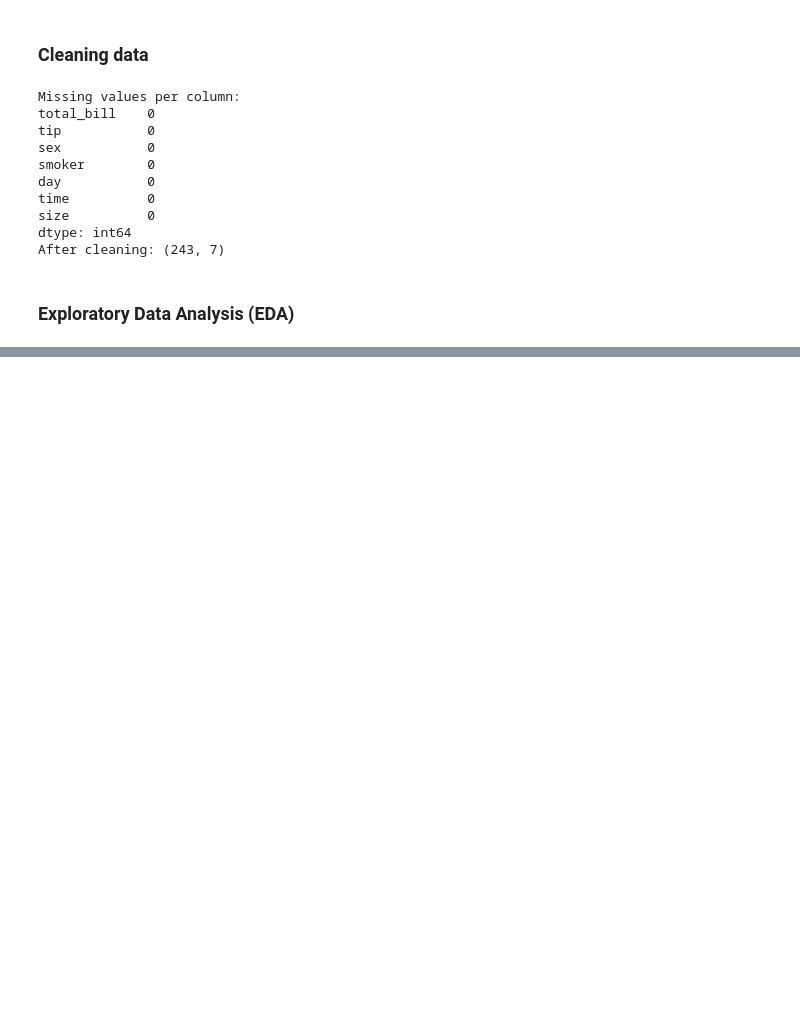
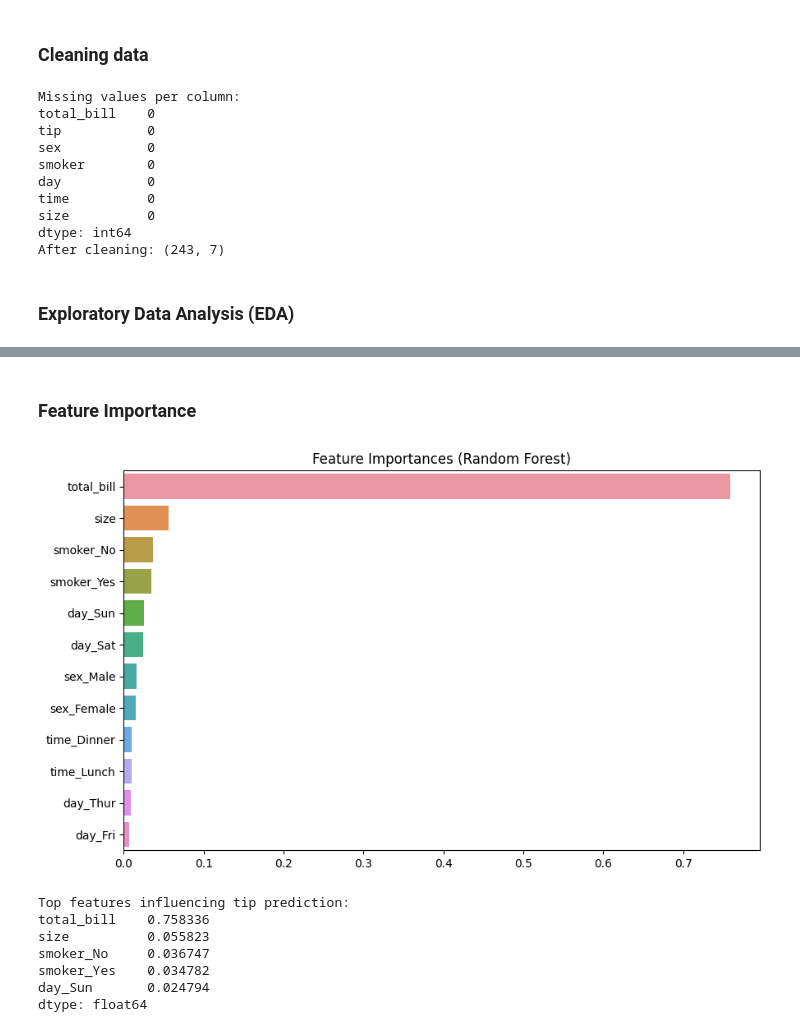
Before and after one commit to RammeDon/tips-prediction, a Jupyter notebook: predictor.ipynb, the cells around one changed output, grey strips where cells are left out. Saved outputs shown, nothing was run; the diff lists cells and outputs as text; code cells hidden in the pictures; blank space fills up the shorter version.

```diff
--- a/predictor.ipynb
+++ b/predictor.ipynb
@@ -126,0 +140,14 @@ ModuleNotFoundError: No module named 'statsmodels'
+# %%
+# Preprocessing: OneHotEncode categorical features
+preprocessor = ColumnTransformer(
+    transformers=[
+        ("cat", OneHotEncoder(handle_unknown="ignore"), categorical_cols),
+        ("num", "passthrough", numeric_cols)
+    ]
+)
+
+# Pipeline: Preprocessing + RandomForest
+model = Pipeline(steps=[
+    ("preprocessor", preprocessor),
+    ("regressor", RandomForestRegressor(n_estimators=200, random_state=42))
+])
@@ -126,0 +211,30 @@ ModuleNotFoundError: No module named 'statsmodels'
+# %% [markdown]
+### Feature Importance
+# %%
+# Feature importance
+# Extract feature names after preprocessing
+ohe = model.named_steps["preprocessor"].named_transformers_["cat"]
+encoded_cols = list(ohe.get_feature_names_out(categorical_cols))
+all_feature_names = encoded_cols + numeric_cols
+
+importances = model.named_steps["regressor"].feature_importances_
+
+# Sort and plot
+feat_importances = pd.Series(importances, index=all_feature_names).sort_values(ascending=False)
+
+plt.figure(figsize=(10, 6))
+sns.barplot(x=feat_importances, y=feat_importances.index)
+plt.title("Feature Importances (Random Forest)")
+plt.show()
+
+print("Top features influencing tip prediction:")
+print(feat_importances.head())
+# %% [output]
+[figure, added]
+Top features influencing tip prediction:
+total_bill    0.758336
+size          0.055823
+smoker_No     0.036747
+smoker_Yes    0.034782
+day_Sun       0.024794
+dtype: float64
```
Also changed, not shown: parts of 9 cells of this notebook.
